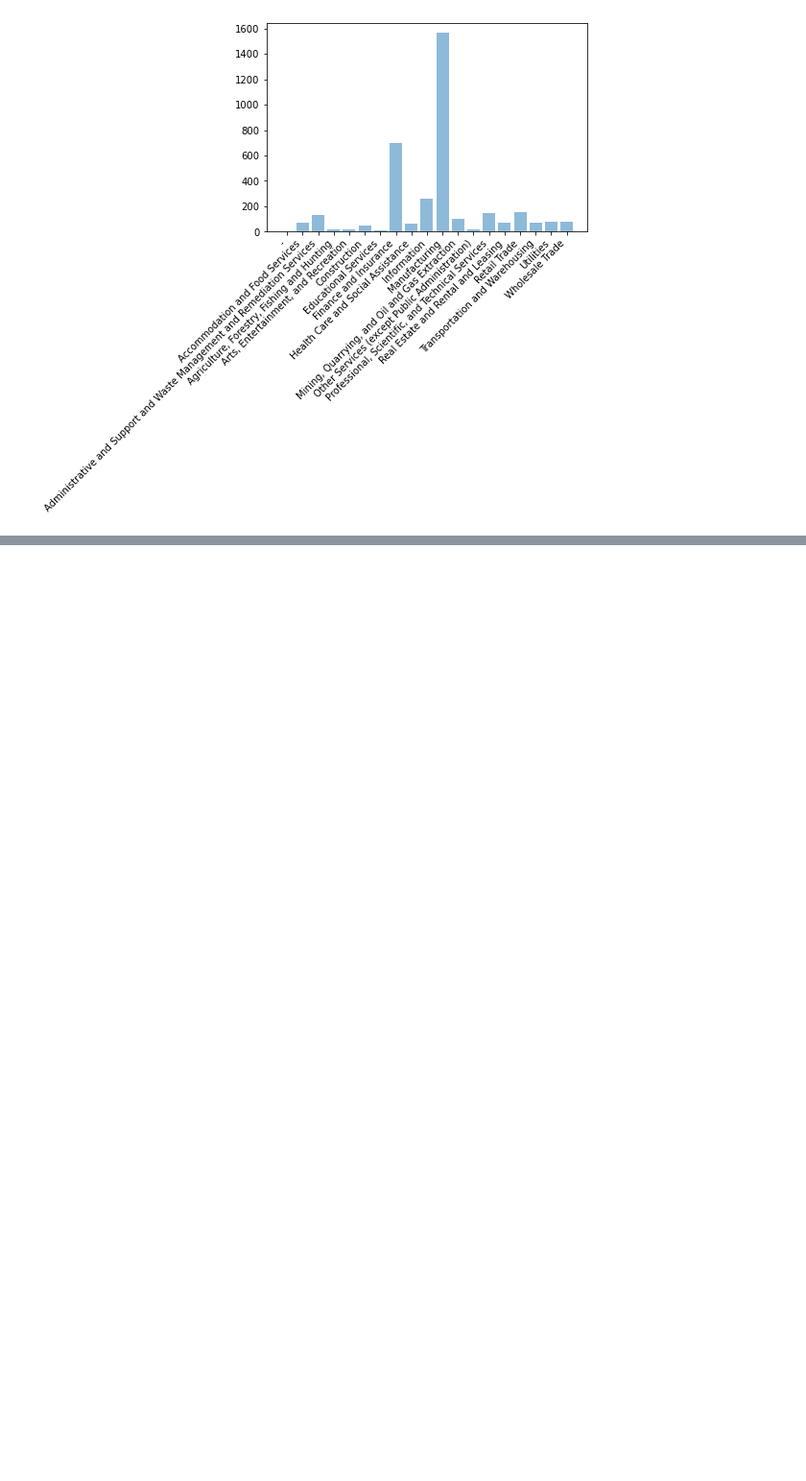
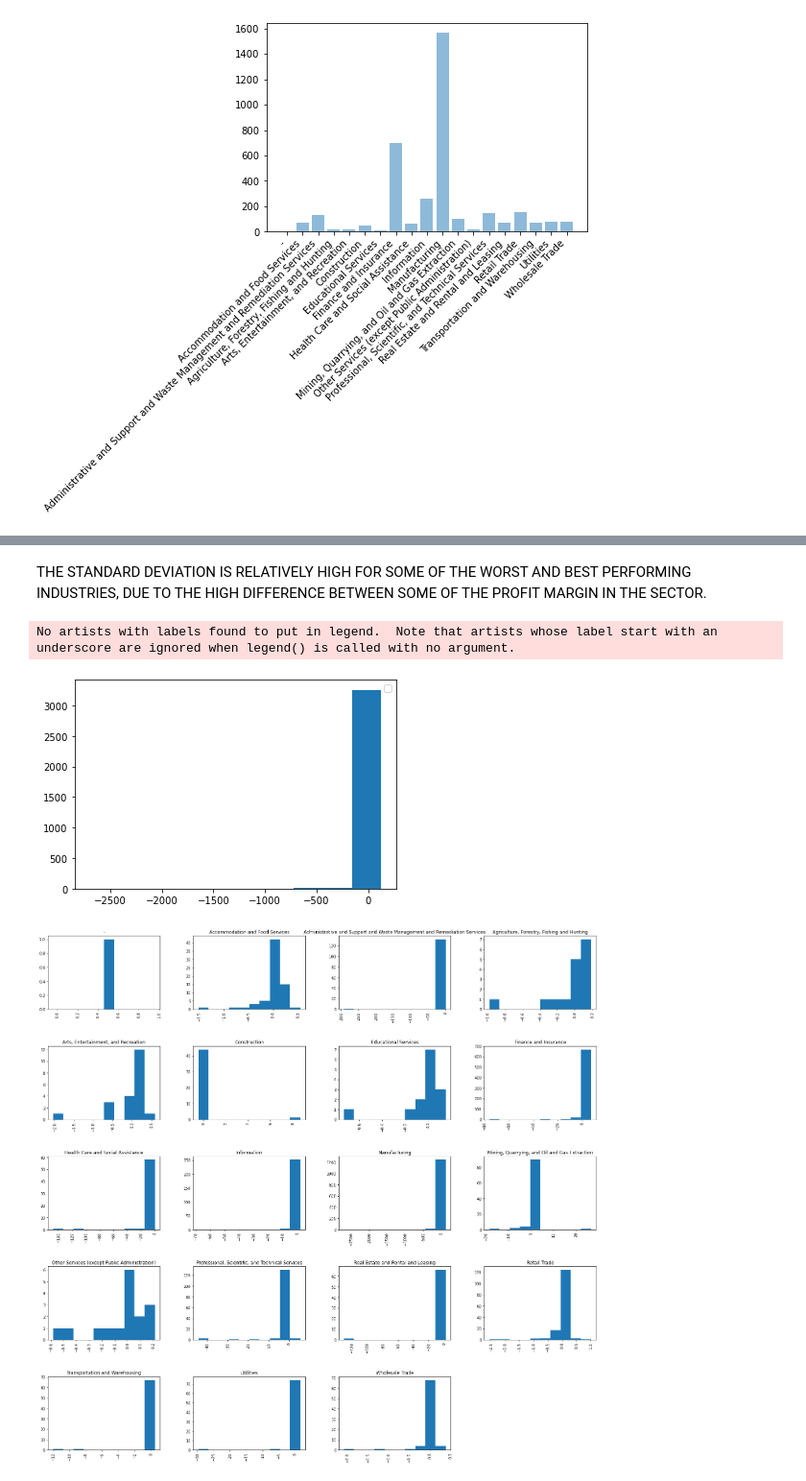
Before and after one commit to myrosandrade89/IA95022, a Jupyter notebook: Statistics/Reto/Reto.ipynb, the cells around one changed output, grey strips where cells are left out. Shown at 96% size. Saved outputs shown, nothing was run; the diff lists cells and outputs as text; code cells hidden in the pictures; blank space fills up the shorter version.

```diff
--- a/Statistics/Reto/Reto.ipynb
+++ b/Statistics/Reto/Reto.ipynb
@@ -246,0 +263,18 @@ No artists with labels found to put in legend.  Note that artists whose label st
+# %%
+# Calculating the profit margin
+us_2022q["net income"] = us_2022q["revenue"] + us_2022q["extraincome"] - us_2022q["cogs"] - us_2022q["sgae"] - us_2022q["otheropexp"] - us_2022q["finexp"] - us_2022q["incometax"]
+
+us_2022q["profit margin"] = us_2022q["net income"] / us_2022q["revenue"]
+
+us_2022q_profit_margin_mean = us_2022q[["net income", "revenue"]].mean()
+us_2022q_profit_margin_mean["profit margin"] = us_2022q_profit_margin_mean["net income"] / us_2022q_profit_margin_mean["revenue"]
+
+us_2022q_profit_margin_std = us_2022q[["net income", "revenue"]].std()
+us_2022q_profit_margin_std["profit margin"] = us_2022q_profit_margin_std["net income"] / us_2022q_profit_margin_std["revenue"]
+
+
+us_2022q_profit_margin_mean_per_industry = us_2022q[["net income", "revenue"]].mean(level = "industry")
+us_2022q_profit_margin_mean_per_industry["profit margin"] = us_2022q_profit_margin_mean_per_industry["net income"] / us_2022q_profit_margin_mean_per_industry["revenue"]
+
+us_2022q_profit_margin_std_per_industry = us_2022q[["net income", "revenue"]].std(level = "industry")
+us_2022q_profit_margin_std_per_industry["profit margin"] = us_2022q_profit_margin_std_per_industry["net income"] / us_2022q_profit_margin_std_per_industry["revenue"]
@@ -246,0 +329,17 @@ No artists with labels found to put in legend.  Note that artists whose label st
+# %% [markdown]
+THE STANDARD DEVIATION IS RELATIVELY HIGH FOR SOME OF THE WORST AND BEST PERFORMING INDUSTRIES, DUE TO THE HIGH DIFFERENCE BETWEEN SOME OF THE PROFIT MARGIN IN THE SECTOR.
+# %%
+us_2022q_profit = us_2022q[["profit margin"]]
+us_2022q_profit = us_2022q_profit[~us_2022q_profit.isin([np.nan, np.inf, -np.inf]).any(1)]
+
+plt.clf()
+plt.hist(us_2022q_profit)
+plt.legend()
+us_2022q_profit.hist(by = "industry", figsize = (25, 25))
+plt.xscale("log")
+plt.savefig("firm_profit_margin_industry_log.png", dpi = 300, transparent = False, facecolor = "white")
+plt.show()
+# %% [output]
+No artists with labels found to put in legend.  Note that artists whose label start with an underscore are ignored when legend() is called with no argument.
+[figure, added]
+[figure, added]
```
Also changed, not shown: parts of 22 cells of this notebook, 1 other file.
